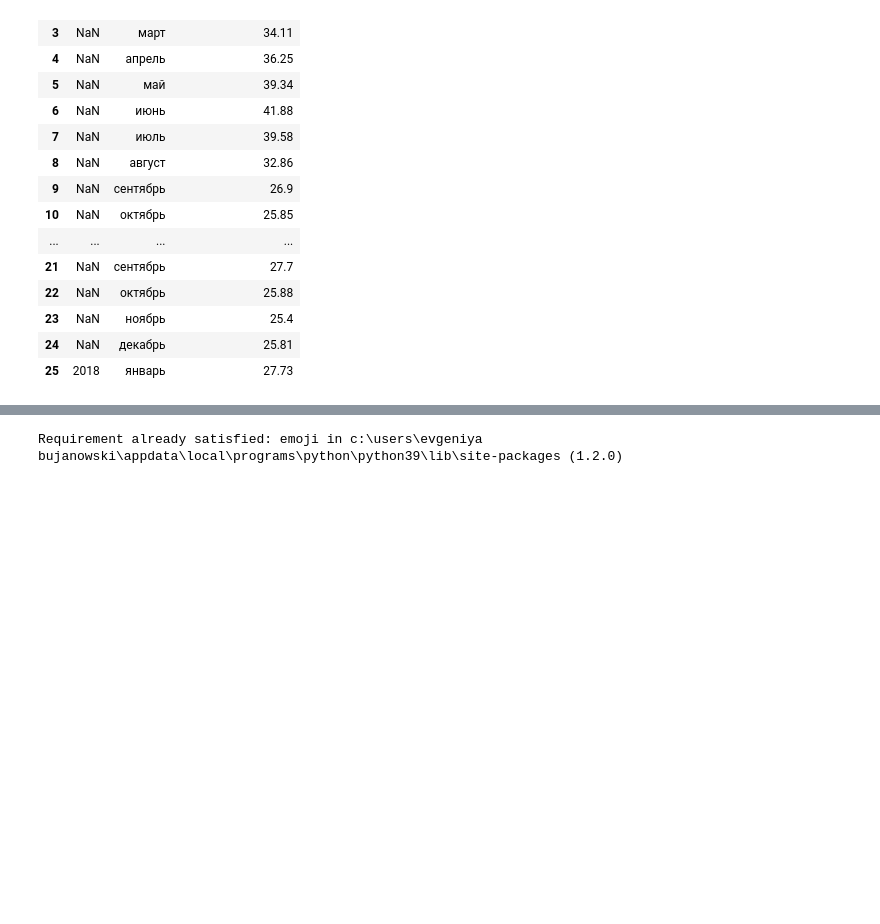
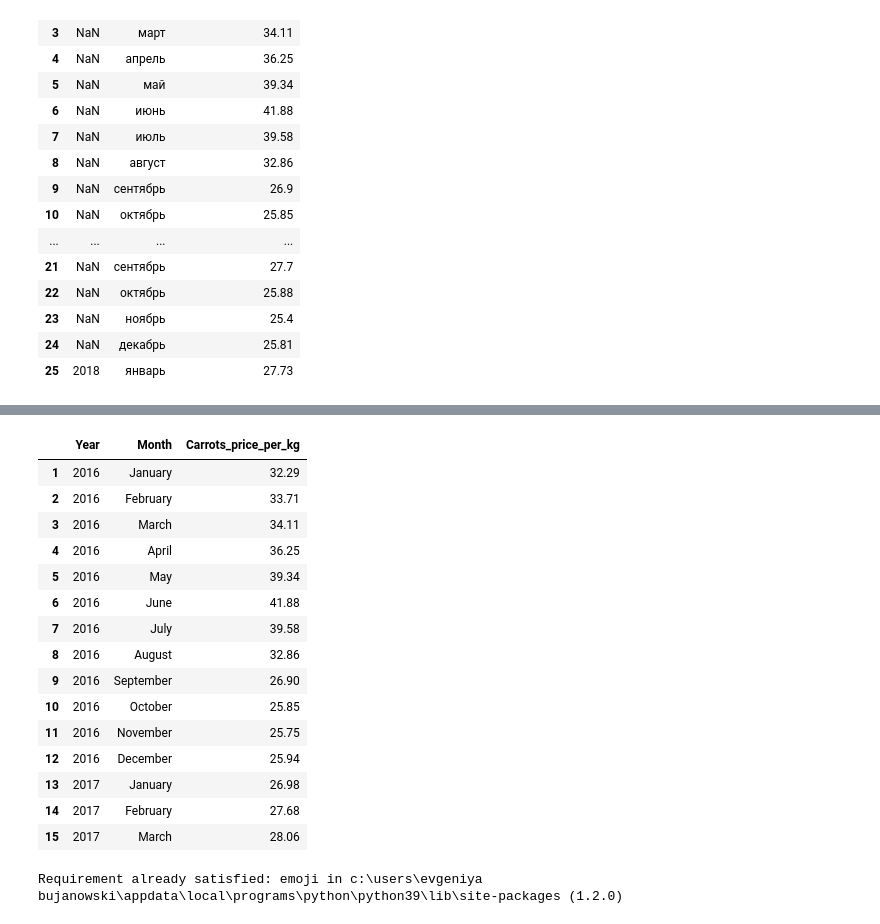
Before and after one commit to bujanowski/data-driven-project-3, a Jupyter notebook: Carrot content.ipynb, the cells around one changed output, grey strips where cells are left out. Saved outputs shown, nothing was run; the diff lists cells and outputs as text; code cells hidden in the pictures; blank space fills up the shorter version.

```diff
--- a/Carrot content.ipynb
+++ b/Carrot content.ipynb
@@ -129,3 +158,22 @@ df
+# %%
+df.head(15)
+# %% [output]
+|  | Year | Month | Carrots_price_per_kg |
+| 1 | 2016 | January | 32.29 |
+| 2 | 2016 | February | 33.71 |
+| 3 | 2016 | March | 34.11 |
+| 4 | 2016 | April | 36.25 |
+| 5 | 2016 | May | 39.34 |
+| 6 | 2016 | June | 41.88 |
+| 7 | 2016 | July | 39.58 |
+| 8 | 2016 | August | 32.86 |
+| 9 | 2016 | September | 26.90 |
+| 10 | 2016 | October | 25.85 |
+| 11 | 2016 | November | 25.75 |
+| 12 | 2016 | December | 25.94 |
+| 13 | 2017 | January | 26.98 |
+| 14 | 2017 | February | 27.68 |
+| 15 | 2017 | March | 28.06 |
 # %%
 import matplotlib.pyplot as plot
 # %%
```
Also changed, not shown: parts of 8 cells of this notebook.
